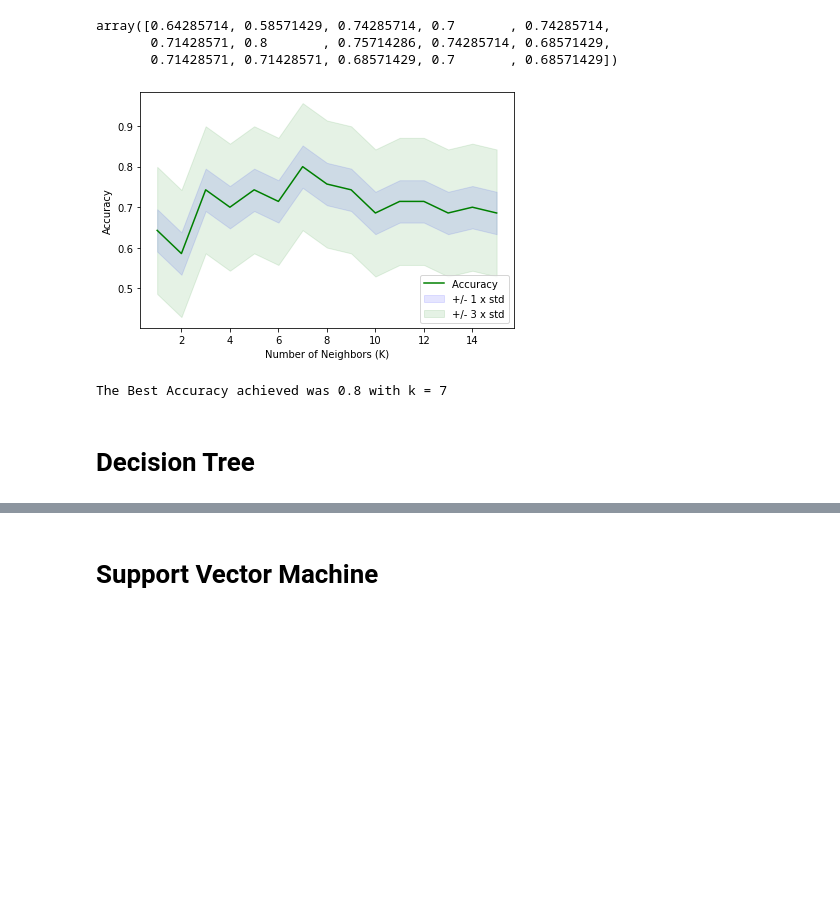
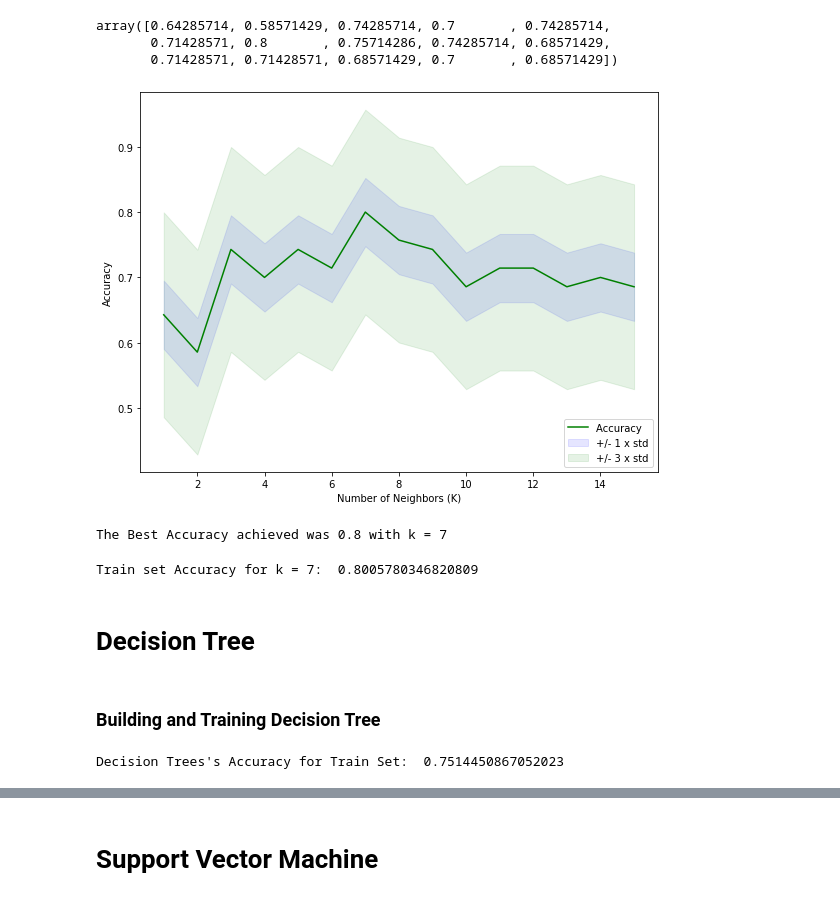
Before and after one commit to abasit-AEV/coursera-captsone-project, a Jupyter notebook: Final_Module_Coursera_Project.ipynb, the cells around one changed output, grey strips where cells are left out. Cells and saved outputs as stored; diff of their text form; code cells hidden in the pictures; blank space fills up the shorter version.

```diff
--- a/Final_Module_Coursera_Project.ipynb
+++ b/Final_Module_Coursera_Project.ipynb
@@ -341,18 +341,27 @@ array([0.64285714, 0.58571429, 0.74285714, 0.7       , 0.74285714,
 # %%
 # Plot to identify the Best value of K
 plt.plot(K_values,mean_acc,'g')
 plt.fill_between(K_values,mean_acc - 1 * std_acc,mean_acc + 1 * std_acc, alpha=0.10,color="blue")
 plt.fill_between(K_values,mean_acc - 3 * std_acc,mean_acc + 3 * std_acc, alpha=0.10,color="green")
 plt.legend(('Accuracy ', '+/- 1 x std','+/- 3 x std'),loc ="lower right")
 plt.ylabel('Accuracy')
 plt.xlabel('Number of Neighbors (K)')
 plt.tight_layout()
+plt.rcParams["figure.figsize"] = (8,6)
 plt.show()
 # %% [output]
-[figure, old version]
+[figure, new version]
 # %%
 print( "The Best Accuracy achieved was", mean_acc.max(), "with k =", mean_acc.argmax()+1)
 # %% [output]
 The Best Accuracy achieved was 0.8 with k = 7
+# %%
+# Train KNN model with K = 7 using entire loan_train dataset
+k = 7
+best_neighbour = KNeighborsClassifier(n_neighbors = k).fit(X,y)
+# Evaluating train accuracy for entrire dataset
+print("Train set Accuracy for k = 7: ", metrics.accuracy_score(y, best_neighbour.predict(X)))
+# %% [output]
+Train set Accuracy for k = 7:  0.8005780346820809
 # %% [markdown]
 # Decision Tree
@@ -358,0 +372,10 @@ The Best Accuracy achieved was 0.8 with k = 7
+# %% [markdown]
+### Building and Training Decision Tree
+# %%
+loanTree = DecisionTreeClassifier(criterion="entropy", max_depth = 4)
+# Fitting the data with the training feature matrix X_train and training response vector y_train
+loanTree.fit(X,y)
+# Accuracy evaluation for Train set
+print("Decision Trees's Accuracy for Train Set: ", metrics.accuracy_score(y, loanTree.predict(X)))
+# %% [output]
+Decision Trees's Accuracy for Train Set:  0.7514450867052023
```
Also changed, not shown: parts of 7 cells of this notebook.
